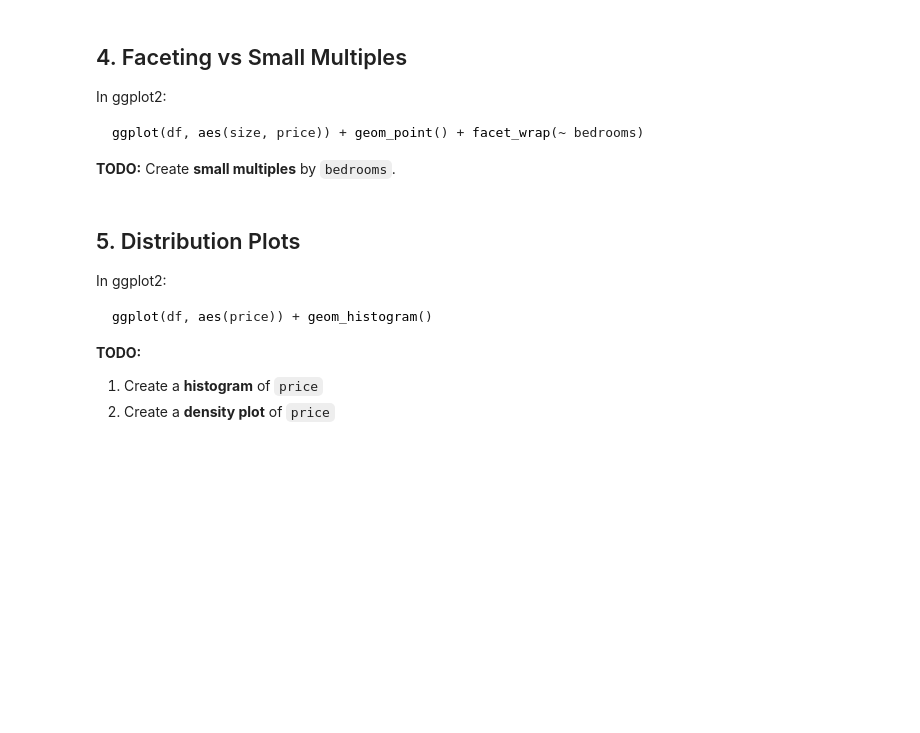
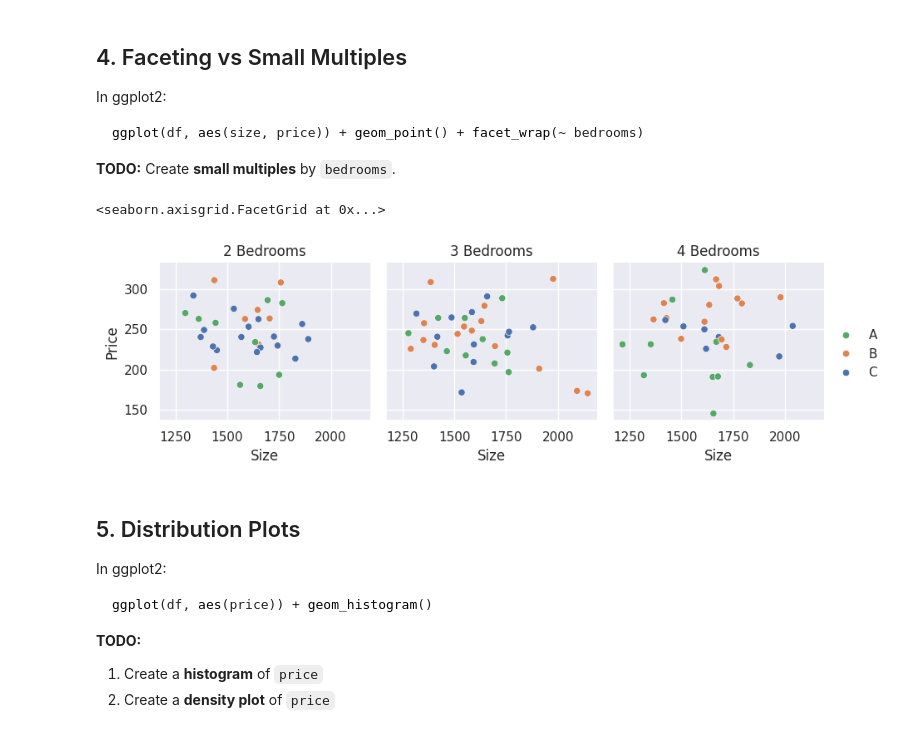
Before and after one commit to HunterTzou/DATA_201_SPRING_2026, a Jupyter notebook: week-03/Week3_part1_(1).ipynb, the cells around one changed output. Saved outputs shown, nothing was run; the diff lists cells and outputs as text; code cells hidden in the pictures; blank space fills up the shorter version.

```diff
--- a/week-03/Week3_part1_(1).ipynb
+++ b/week-03/Week3_part1_(1).ipynb
@@ -77,3 +92,19 @@ ggplot(df, aes(size, price)) + geom_point() + facet_wrap(~ bedrooms)
+# %%
+small_multiples = sns.FacetGrid(df, col="bedrooms")
+
+small_multiples.map_dataframe(
+    sns.scatterplot,
+    x="size",
+    y="price",
+    hue="neighborhood"
+)
+
+small_multiples.set_axis_labels("Size", "Price")
+small_multiples.set_titles("{col_name} Bedrooms")
+small_multiples.add_legend()
+# %% [output]
+<seaborn.axisgrid.FacetGrid at 0x...>
+[figure, added]
 # %% [markdown]
 ## 5. Distribution Plots
 
```
Also changed, not shown: parts of 10 cells of this notebook.
